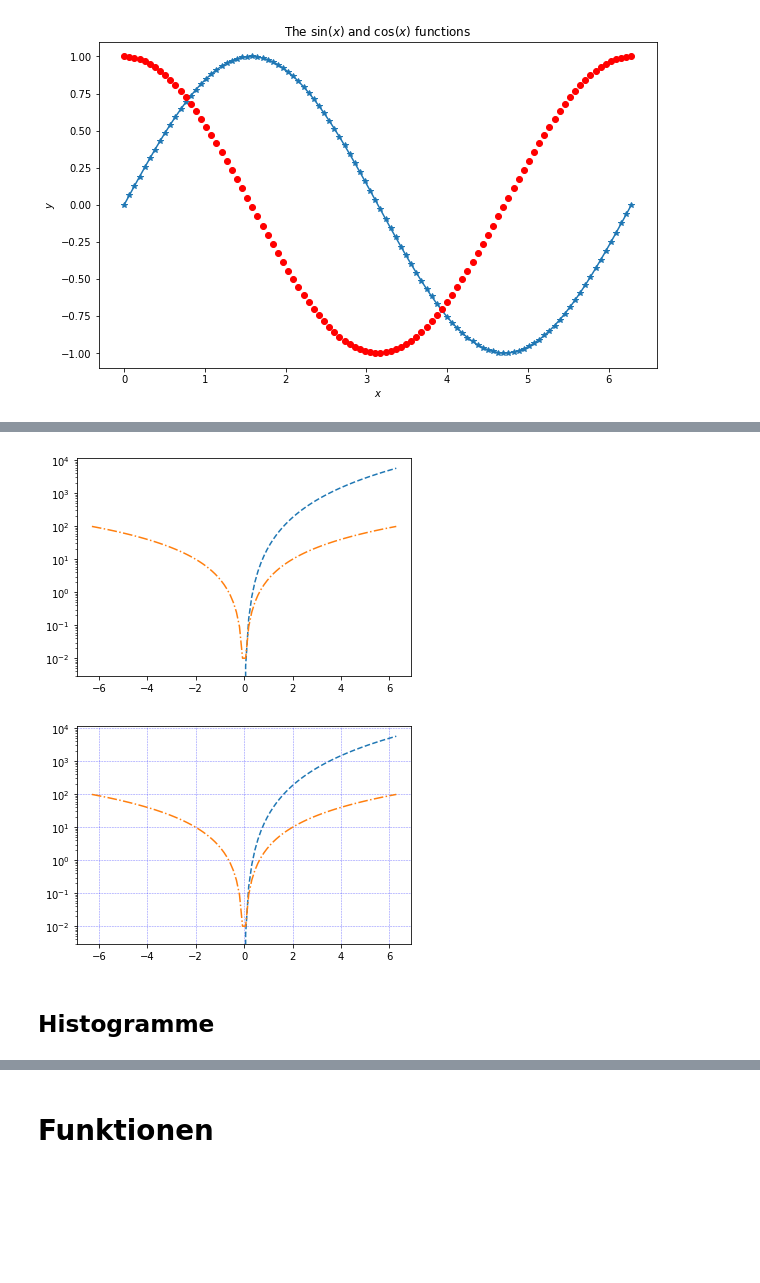
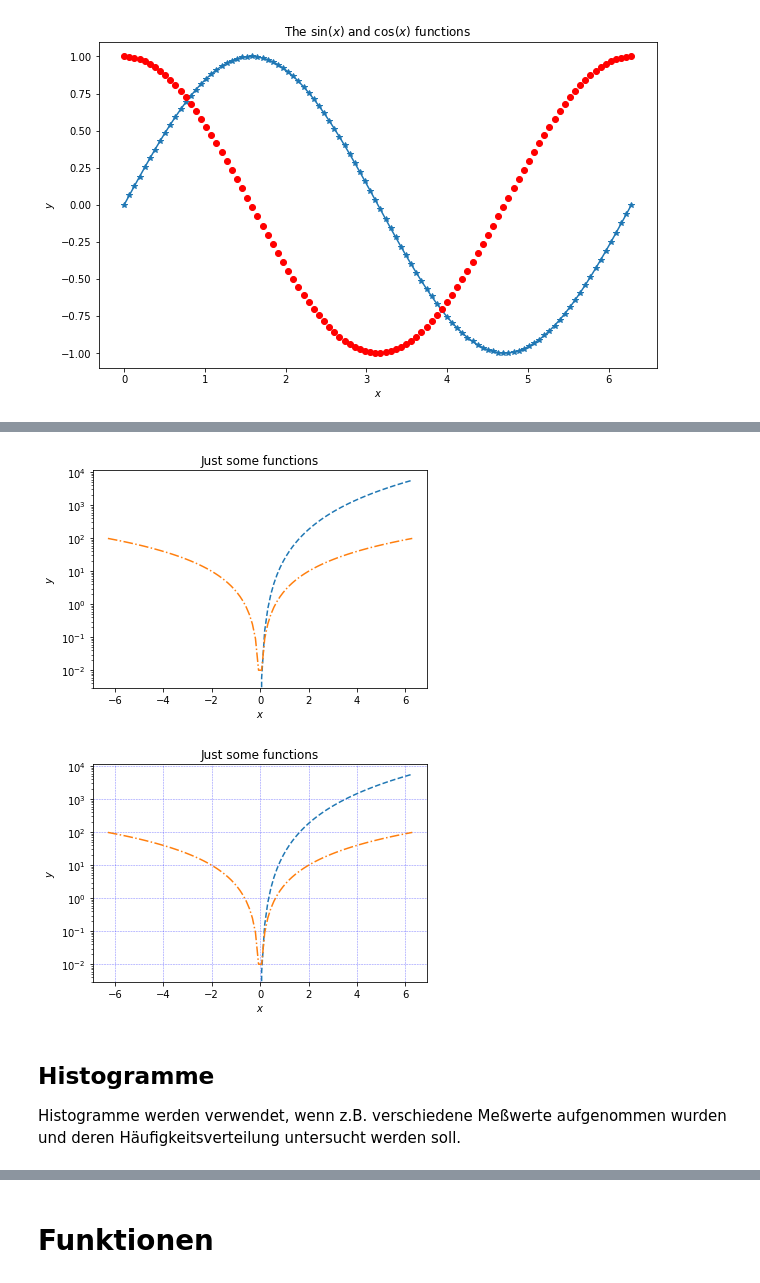
Before and after one commit to annikathiel/PythonLecture_WS1920, a Jupyter notebook: Vorlesung_03_Numpy-Fortsetzung.ipynb, the cells around one changed output, grey strips where cells are left out. Saved outputs shown, nothing was run; the diff lists cells and outputs as text; code cells hidden in the pictures; blank space fills up the shorter version.

```diff
--- a/Vorlesung_03_Numpy-Fortsetzung.ipynb
+++ b/Vorlesung_03_Numpy-Fortsetzung.ipynb
@@ -272,32 +314,39 @@ plt.show()
 # %%
+plt.xlabel(r"$x$")
+plt.ylabel(r"$y$")
+plt.title(r"Just some functions")
+
 x = np.linspace(-2.0 * np.pi, 2.0 * np.pi, 100)
 fkt1 = 23*x**3
 fkt2 = 2.5*x**2
 
-ax = plt.gca()
-ax.set_yscale("log")
+plt.yscale('log')
 
 plt.plot(x, fkt1, "--")
 plt.plot(x, fkt2, "-.")
 plt.show()
 # %% [output]
-[figure, old version]
+[figure, new version]
 # %%
+plt.xlabel(r"$x$")
+plt.ylabel(r"$y$")
+plt.title(r"Just some functions")
+
 x = np.linspace(-2.0 * np.pi, 2.0 * np.pi, 100)
 fkt1 = 23*x**3
 fkt2 = 2.5*x**2
 
-ax = plt.gca()
-ax.set_yscale("log")
-
+plt.yscale('log')
 plt.grid(color='b', alpha=0.5, linestyle='dashed', linewidth=0.5)
 plt.plot(x, fkt1, "--")
 plt.plot(x, fkt2, "-.")
 plt.show()
 # %% [output]
-[figure, old version]
+[figure, new version]
-# %% [markdown]
-## Histogramme
+# %% [markdown]
+## Histogramme
+
+Histogramme werden verwendet, wenn z.B. verschiedene Meßwerte aufgenommen wurden und deren Häufigkeitsverteilung untersucht werden soll.
 # %%
 import matplotlib.pyplot as plt
 import numpy as np
```
Also changed, not shown: parts of 17 cells of this notebook.
